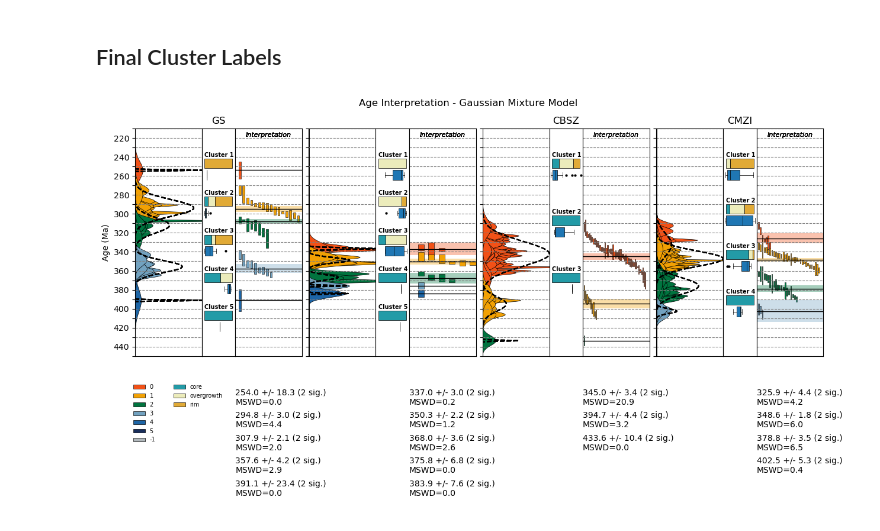
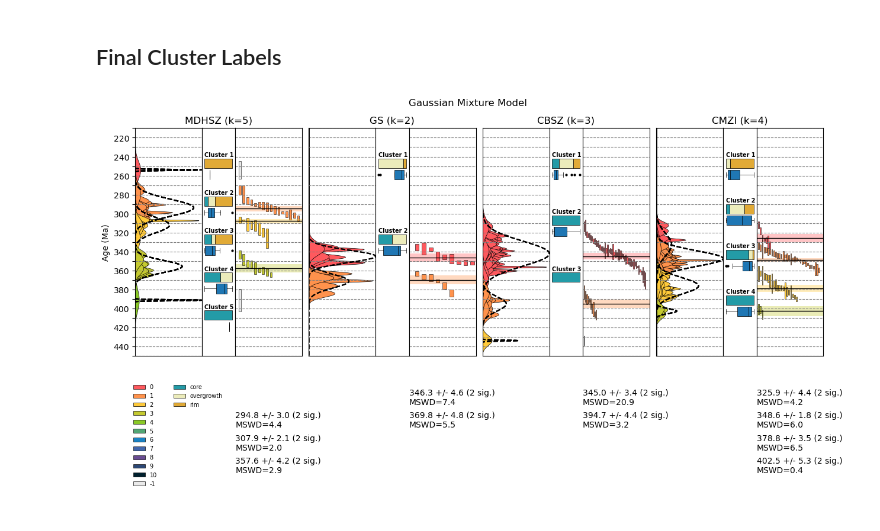
Before and after one commit to masseygeo/monazite-age-clustering, a Jupyter notebook: code/gmm.ipynb, the cells around one changed output. Drawn from its saved outputs; the diff is of its cells as text; code cells hidden in the pictures.

```diff
--- a/code/gmm.ipynb
+++ b/code/gmm.ipynb
@@ -33,11 +33,16 @@ clean_path = r'../data/mnz_cleaned.csv'
 # structural zones for iteration
 structural_zones = ['MDHSZ', 'GS', 'CBSZ', 'CMZI']
 
-# output path for choosing components
-component_output_path = [f"../results/gmm_clusters_{zone}.png" for zone in structural_zones]
+# type of grouping
+group_type = 'gmm'
 
 # output path for interpretation
-output_path = r'../results/gmm_interpretation.png'
+output_dir = r'../results'
+
+
+timeline = [210, 450]
+bar_width=0.4
+gap=0.3
 
 
 ##### read into df...
@@ -88,7 +93,8 @@ for idx, zone in enumerate(structural_zones):
     ax.set_ylabel('AIC & BIC')
     ax.set_title(zone, style='italic')
 
-    plt.savefig(component_output_path[idx], dpi=300, pad_inches=0, bbox_inches='tight')
+    output_path = f"{output_dir}/{group_type}_bic_{zone}.png"
+    plt.savefig(output_path, dpi=300, pad_inches=0, bbox_inches='tight')
     plt.show()
 # %% [output]
 [figure]
@@ -155,6 +106,6 @@ for idx, zone in enumerate(structural_zones):
 # %%
 zone_clusters = {'MDHSZ': 5,
-                 'GS': 5,
+                 'GS': 2,
                  'CBSZ': 3,
                  'CMZI': 4}
 
@@ -190,6 +141,7 @@ ax_sp3.axis("off")
 axA_1.set_ylim(450, 210)
 
 panel1_max = [0.0, 0.0, 0.0, 0.0]
+panel2_max = [0.0, 0.0, 0.0, 0.0]
 panel3_max = [0.0, 0.0, 0.0, 0.0]
 
 
@@ -213,96 +165,104 @@ for idx, zone in enumerate(structural_zones):
 
         # MDHSZ...
         if idx==0:
-            sample_max = plot_samples_panel(df_gmm_subset, axA_1, 'labels', age_group_colors, label_bool=True, timeline=[210, 450], ylabel='Age (Ma)')
+            sample_max = plot_samples_panel(df_gmm_subset, axA_1, 'labels', age_group_colors, label_bool=True)
 
             axA_1B = axA_1.twiny()
             plot_components_panel(axA_1B, comp, time)
 
 
-            plot_ageinterp_panel(df_gmm_subset, axA_3, k, age_group_colors, bar_width, gap)
+            plot_ageinterp_panel(df_gmm_subset, axA_3, k, age_group_colors, ci='2sigma')
 
             texture_counts = df_gmm_subset['texture'].value_counts().to_dict()
             texture_counts = dict(sorted(texture_counts.items()))
-            horizontal_stack(axA_2, f"Cluster {k+1}", center, texture_counts, texture_colors, df_gmm_subset['Y2O3'].to_numpy(), y_max)
+            horizontal_stack(axA_2, k, center, texture_counts, texture_colors, df_gmm_subset['Y2O3'].to_numpy())
 
-            axA_2.set_title(zone, loc='center')
+            axA_2.set_title(f"{zone} (k={num_components})", loc='center')
 
             # plot age group information below plot...
             ages = df_gmm_subset['age'].to_numpy()
             errors = df_gmm_subset['error'].to_numpy()
-            stats = cluster_stats(ages, errors, two_sigma=True)
-            label = f"\n{round(stats['mean'],1)} +/- {round(stats['ci95_halfwidth'],1)} (2 sig.)\nMSWD={round(stats['mswd'], 1)}\n"
+            stats = cluster_stats(ages, errors, ci='2sigma')
+            label = ''
+            if stats['n'] >= 3:
+                label = f"\n{round(stats['mean'],1)} +/- {round(stats['halfwidth'],1)} (2 sig.)\nMSWD={round(stats['mswd'], 1)}\n"
             axA_3.text(0, -0.1-(k/10), label, transform=axA_3.transAxes, fontsize=10, ha='left', va='top')
 
 
         # GS...
         if idx==1:
-            sample_max = plot_samples_panel(df_gmm_subset, axB_1, 'labels', age_group_colors, label_bool=False, timeline=[210, 450], ylabel='Age (Ma)')
+            sample_max = plot_samples_panel(df_gmm_subset, axB_1, 'labels', age_group_colors, label_bool=False)
 
             axB_1B = axB_1.twiny()
-            plot_components_panel(axB_1B, comp, time, mix, age_group_colors)
+            plot_components_panel(axB_1B, comp, time)
 
-            plot_ageinterp_panel(df_gmm_subset, axB_3, k, age_group_colors, bar_width, gap)
+            plot_ageinterp_panel(df_gmm_subset, axB_3, k, age_group_colors, ci='2sigma')
 
             texture_counts = df_gmm_subset['texture'].value_counts().to_dict()
             texture_counts = dict(sorted(texture_counts.items()))
-            horizontal_stack(axB_2, f"Cluster {k+1}", center, texture_counts, texture_colors, df_gmm_subset['Y2O3'].to_numpy(), y_max)
+            horizontal_stack(axB_2, k, center, texture_counts, texture_colors, df_gmm_subset['Y2O3'].to_numpy())
 
-            axA_2.set_title(zone, loc='center')
+            axB_2.set_title(f"{zone} (k={num_components})", loc='center')
 
             # plot age group information below plot...
             ages = df_gmm_subset['age'].to_numpy()
             errors = df_gmm_subset['error'].to_numpy()
-            stats = cluster_stats(ages, errors, two_sigma=True)
-            label = f"\n{round(stats['mean'], 1)} +/- {round(stats['ci95_halfwidth'], 1)} (2 sig.)\nMSWD={round(stats['mswd'], 1)}\n"
+            stats = cluster_stats(ages, errors, ci='2sigma')
+            label = ''
+            if stats['n'] >= 3:
+                label = f"\n{round(stats['mean'], 1)} +/- {round(stats['halfwidth'], 1)} (2 sig.)\nMSWD={round(stats['mswd'], 1)}\n"
             axB_3.text(0, -0.1-(k/10), label, transform=axB_3.transAxes, fontsize=10, ha='left', va='top')
 
 
 
         # CBSZ...
         if idx==2:
-            sample_max = plot_samples_panel(df_gmm_subset, axC_1, 'labels', age_group_colors, label_bool=False, timeline=[210, 450], ylabel='Age (Ma)')
+            sample_max = plot_samples_panel(df_gmm_subset, axC_1, 'labels', age_group_colors, label_bool=False)
 
             axC_1B = axC_1.twiny()
-            plot_components_panel(axC_1B, comp, time, mix, age_group_colors)
+            plot_components_panel(axC_1B, comp, time)
 
-            plot_ageinterp_panel(df_gmm_subset, axC_3, k, age_group_colors, bar_width, gap)
+            plot_ageinterp_panel(df_gmm_subset, axC_3, k, age_group_colors, ci='2sigma')
 
             texture_counts = df_gmm_subset['texture'].value_counts().to_dict()
             texture_counts = dict(sorted(texture_counts.items()))
-            horizontal_stack(axC_2, f"Cluster {k+1}", center, texture_counts, texture_colors, df_gmm_subset['Y2O3'].to_numpy(), y_max)
+            horizontal_stack(axC_2, k, center, texture_counts, texture_colors, df_gmm_subset['Y2O3'].to_numpy())
 
-            axC_2.set_title(zone, loc='center')
+            axC_2.set_title(f"{zone} (k={num_components})", loc='center')
 
             # plot age group information below plot...
             ages = df_gmm_subset['age'].to_numpy()
             errors = df_gmm_subset['error'].to_numpy()
-            stats = cluster_stats(ages, errors, two_sigma=True)
-            label = f"\n{round(stats['mean'],1)} +/- {round(stats['ci95_halfwidth'],1)} (2 sig.)\nMSWD={round(stats['mswd'], 1)}\n"
+            stats = cluster_stats(ages, errors, ci='2sigma')
+            label = ''
+            if stats['n'] >= 3:
+                label = f"\n{round(stats['mean'],1)} +/- {round(stats['halfwidth'],1)} (2 sig.)\nMSWD={round(stats['mswd'], 1)}\n"
             axC_3.text(0, -0.1-(k/10), label, transform=axC_3.transAxes, fontsize=10, ha='left', va='top')
 
 
 
         # CMZI...
         if idx==3:
-            sample_max = plot_samples_panel(df_gmm_subset, axD_1, 'labels', age_group_colors, label_bool=False, timeline=[210, 450], ylabel='Age (Ma)')
+            sample_max = plot_samples_panel(df_gmm_subset, axD_1, 'labels', age_group_colors, label_bool=False)
 
             axD_1B = axD_1.twiny()
-            plot_components_panel(axD_1B, comp, time, mix, age_group_colors)
+            plot_components_panel(axD_1B, comp, time)
 
-            plot_ageinterp_panel(df_gmm_subset, axD_3, k, age_group_colors, bar_width, gap)
+            plot_ageinterp_panel(df_gmm_subset, axD_3, k, age_group_colors, ci='2sigma')
 
             texture_counts = df_gmm_subset['texture'].value_counts().to_dict()
             texture_counts = dict(sorted(texture_counts.items()))
-            horizontal_stack(axD_2, f"Cluster {k+1}", center, texture_counts, texture_colors, df_gmm_subset['Y2O3'].to_numpy(), y_max)
+            horizontal_stack(axD_2, k, center, texture_counts, texture_colors, df_gmm_subset['Y2O3'].to_numpy())
 
-            axD_2.set_title(zone, loc='center')
+            axD_2.set_title(f"{zone} (k={num_components})", loc='center')
 
             # plot age group information below plot...
             ages = df_gmm_subset['age'].to_numpy()
             errors = df_gmm_subset['error'].to_numpy()
-            stats = cluster_stats(ages, errors, two_sigma=True)
-            label = f"\n{round(stats['mean'],1)} +/- {round(stats['ci95_halfwidth'],1)} (2 sig.)\nMSWD={round(stats['mswd'], 1)}\n"
+            stats = cluster_stats(ages, errors, ci='2sigma')
+            label = ''
+            if stats['n'] >= 3:
+                label = f"\n{round(stats['mean'],1)} +/- {round(stats['halfwidth'],1)} (2 sig.)\nMSWD={round(stats['mswd'], 1)}\n"
             axD_3.text(0, -0.1-(k/10), label, transform=axD_3.transAxes, fontsize=10, ha='left', va='top')
 
 
@@ -326,40 +286,41 @@ for mid in (axA_2, axB_2, axC_2, axD_2):
 
 
 
-axA_1.set_xlim(0, panel1_max[0] * (bar_width + gap + 0.05))
+axA_1.set_xlim(0, panel1_max[0] * 1.05)
 axA_3.set_xlim(0, panel3_max[0] * (bar_width + gap + 0.05))
 
-axB_1.set_xlim(0, panel1_max[1] * (bar_width + gap + 0.05))
+axB_1.set_xlim(0, panel1_max[1] * 1.05)
 axB_3.set_xlim(0, panel3_max[1] * (bar_width + gap + 0.05))
 
-axC_1.set_xlim(0, panel1_max[2] * (bar_width + gap + 0.05))
+axC_1.set_xlim(0, panel1_max[2] * 1.05)
 axC_3.set_xlim(0, panel3_max[2] * (bar_width + gap + 0.05))
 
-axD_1.set_xlim(0, panel1_max[3] * (bar_width + gap + 0.05))
+axD_1.set_xlim(0, panel1_max[3] * 1.05)
 axD_3.set_xlim(0, panel3_max[3] * (bar_width + gap + 0.05))
 
 
 
 # create legend...
 
 patches = []
 for k,v in age_group_colors.items():
     patches.append(Patch(facecolor=v, edgecolor='k', linewidth=0.5, label=k))
 
 # create legend for texture
 axA_1.legend(patches, [l.get_label() for l in patches], loc='upper left', bbox_to_anchor=(-0.1,-0.1), frameon=False, fontsize=7)
 
 
 # patches for texture...
 patches = []
 for k,v in texture_colors.items():
     patches.append(Patch(facecolor=v, edgecolor='k', linewidth=0.5, label=k))
 axA_2.legend(patches, [l.get_label() for l in patches], loc='upper left', bbox_to_anchor=(-1,-0.1), frameon=False, fontsize=7)
 
 
 
-plt.suptitle('Age Interpretation - Gaussian Mixture Model')
+plt.suptitle('Gaussian Mixture Model')
+output_path = f"{output_dir}/{group_type}_interpretation.png"
 plt.savefig(output_path, dpi=300, bbox_inches='tight', pad_inches=0)
 plt.show()
 # %% [output]
-[figure, old version]
+[figure, new version]
```
Also changed, not shown: parts of 2 cells of this notebook, 28 other files.
